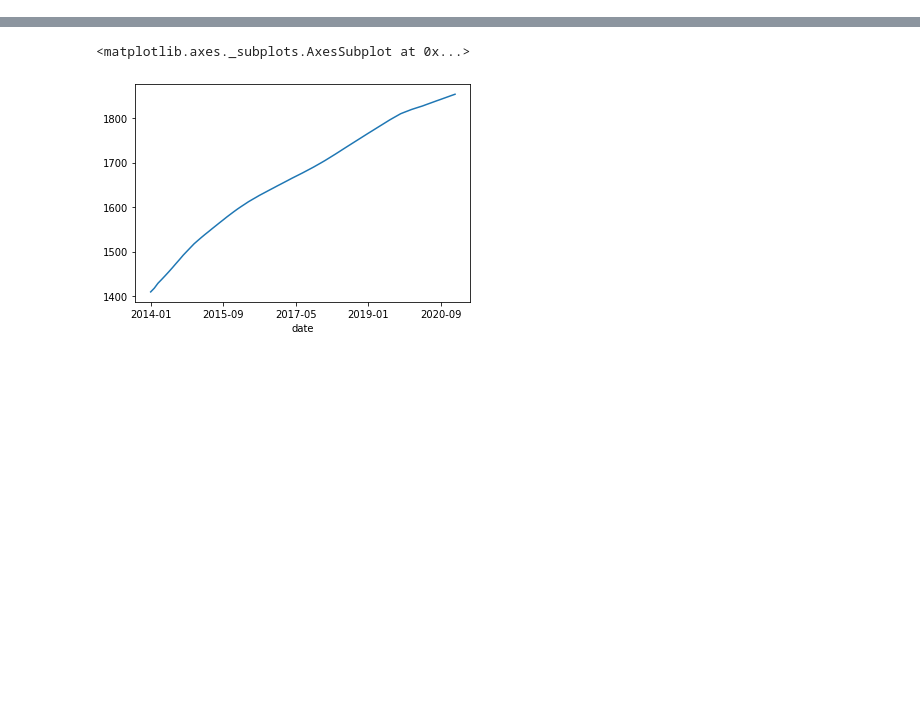
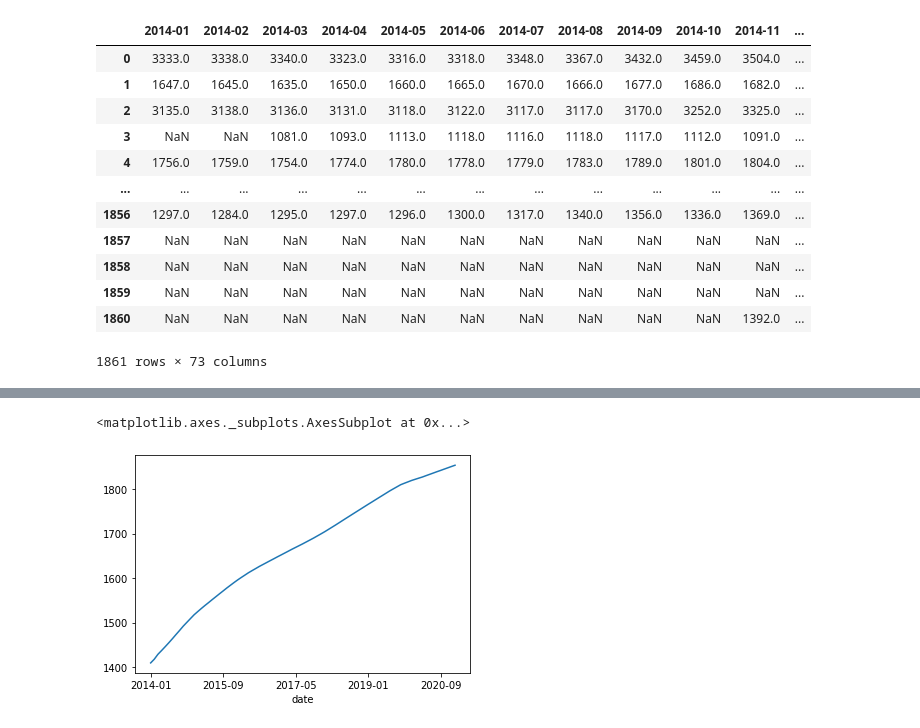
Before and after one commit to EugeniaDickson/zillow_rent_index, a Jupyter notebook: casey/EDA_imputation.ipynb, the cells around one changed output, grey strips where cells are left out. Drawn from its saved outputs; the diff is of its cells as text; code cells hidden in the pictures; blank space fills up the shorter version.

```diff
--- a/casey/EDA_imputation.ipynb
+++ b/casey/EDA_imputation.ipynb
@@ -329,0 +27,5 @@ zillow
+# %%
+zips = zillow['zipcodes'].astype(str)
+zips = ['0'+x if len(x) == 4 else x for x in zips]
+zillow['zipcodes'] = zips
+zillow.head()
@@ -329,0 +40,16 @@ zillow
+# %%
+zillow.iloc[:,46:119]
+# %% [output]
+|  | 2014-01 | 2014-02 | 2014-03 | 2014-04 | 2014-05 | 2014-06 | 2014-07 | 2014-08 | 2014-09 | 2014-10 | 2014-11 | ... |
+| 0 | 3333.0 | 3338.0 | 3340.0 | 3323.0 | 3316.0 | 3318.0 | 3348.0 | 3367.0 | 3432.0 | 3459.0 | 3504.0 | ... |
+| 1 | 1647.0 | 1645.0 | 1635.0 | 1650.0 | 1660.0 | 1665.0 | 1670.0 | 1666.0 | 1677.0 | 1686.0 | 1682.0 | ... |
+| 2 | 3135.0 | 3138.0 | 3136.0 | 3131.0 | 3118.0 | 3122.0 | 3117.0 | 3117.0 | 3170.0 | 3252.0 | 3325.0 | ... |
+| 3 | NaN | NaN | 1081.0 | 1093.0 | 1113.0 | 1118.0 | 1116.0 | 1118.0 | 1117.0 | 1112.0 | 1091.0 | ... |
+| 4 | 1756.0 | 1759.0 | 1754.0 | 1774.0 | 1780.0 | 1778.0 | 1779.0 | 1783.0 | 1789.0 | 1801.0 | 1804.0 | ... |
+| ... | ... | ... | ... | ... | ... | ... | ... | ... | ... | ... | ... | ... |
+| 1856 | 1297.0 | 1284.0 | 1295.0 | 1297.0 | 1296.0 | 1300.0 | 1317.0 | 1340.0 | 1356.0 | 1336.0 | 1369.0 | ... |
+| 1857 | NaN | NaN | NaN | NaN | NaN | NaN | NaN | NaN | NaN | NaN | NaN | ... |
+| 1858 | NaN | NaN | NaN | NaN | NaN | NaN | NaN | NaN | NaN | NaN | NaN | ... |
+| 1859 | NaN | NaN | NaN | NaN | NaN | NaN | NaN | NaN | NaN | NaN | NaN | ... |
+| 1860 | NaN | NaN | NaN | NaN | NaN | NaN | NaN | NaN | NaN | NaN | 1392.0 | ... |
+1861 rows × 73 columns
```
Also changed, not shown: parts of 18 cells of this notebook, 1 other file.
